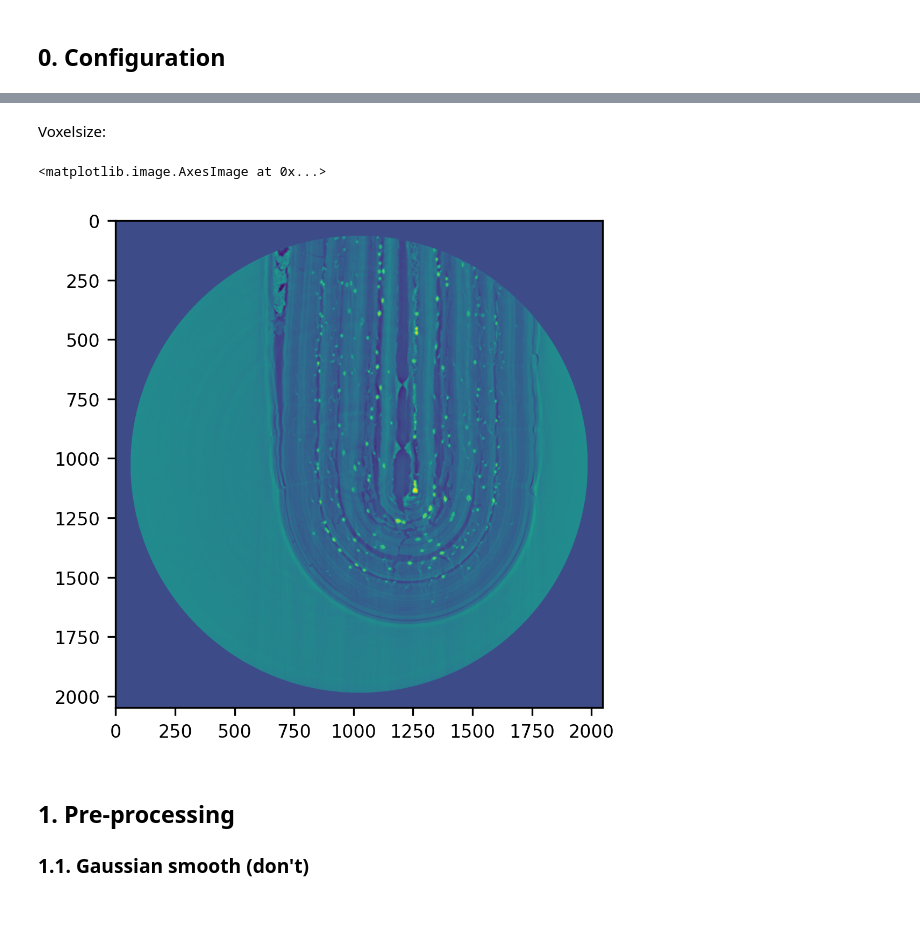
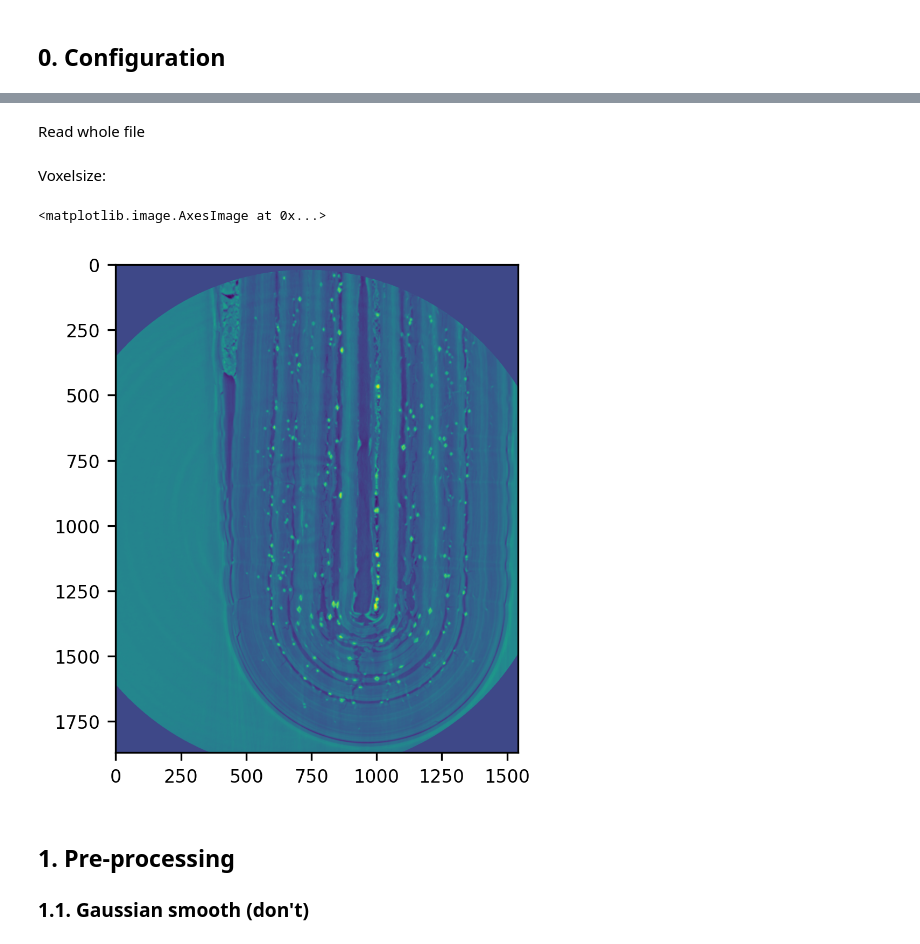
Before and after one commit to gianthk/CERIC-Franceschin, a Jupyter notebook: notebooks/perline.ipynb, the cells around one changed output, grey strips where cells are left out. Drawn from its saved outputs; the diff is of its cells as text; code cells hidden in the pictures; blank space fills up the shorter version.

Commit message:
adapted nb to SESAME BEATS WS; full stack processing

```diff
--- a/notebooks/perline.ipynb
+++ b/notebooks/perline.ipynb
@@ -31,3 +33,7 @@ sys.path.append('/home/gianthk/PycharmProjects/recon_utils')
+# %%
+work_folder = "/run/media/beats/My Passport/20217193_Traviglia/recons/581681_punta_HR_stitch2_merge_corr_phrt"
+# work_folder = '/media/gianthk/My Passport/20217193_Traviglia/recons/581681_punta_HR_stitch2_merge_corr_phrt'
+# work_folder = '/home/gianthk/Data/BEATS/Franceschin/20217193_Traviglia/recons/581681_punta_HR_stitch2_merge_corr_phrt'
 # %%
 import numpy as np
 # import dxchange
@@ -54,0 +59,2 @@ input_file = '/home/gianthk/Data/BEATS/Franceschin/20217193_Traviglia/recons/581
+# %%
+input_file = work_folder+'/slices_8bit_crop/slice_0000.tif'
@@ -55,15 +66,17 @@ input_file = '/home/gianthk/Data/BEATS/Franceschin/20217193_Traviglia/recons/581
+# %% [markdown]
+Read whole file
 # %%
-data_3D = read_tiff_stack(input_file, [4100, 4199])
+data_3D = read_tiff_stack(input_file)
 # %% [markdown]
 Voxelsize:
 # %%
 vs = np.ones(3)*1.0e-3 # [mm]
 # %%
 # Inspect slice
-plt.imshow(data_3D[20,:,:])
+plt.imshow(data_3D[-1,:,:])
 # %% [output]
 <matplotlib.image.AxesImage at 0x...>
-[figure, old version]
+[figure, new version]
 # %% [markdown]
 ## 1. Pre-processing
 ### 1.1. Gaussian smooth (don't)
```
Also changed, not shown: parts of 41 cells of this notebook, 2 other files.
